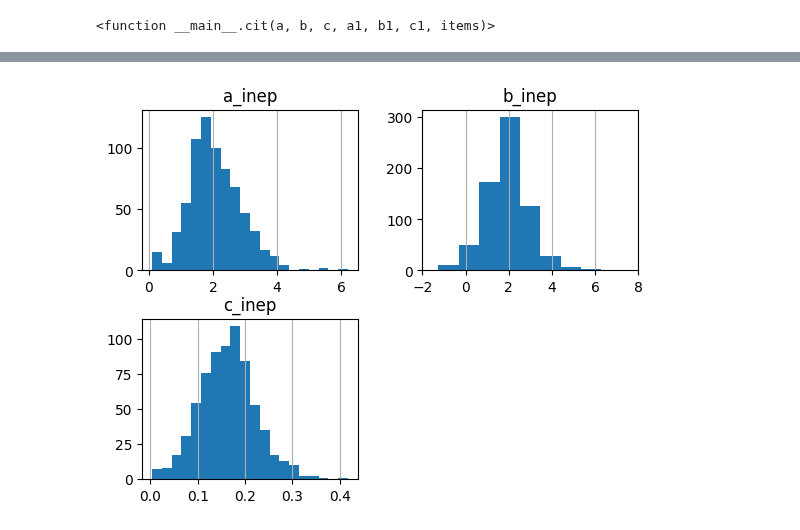
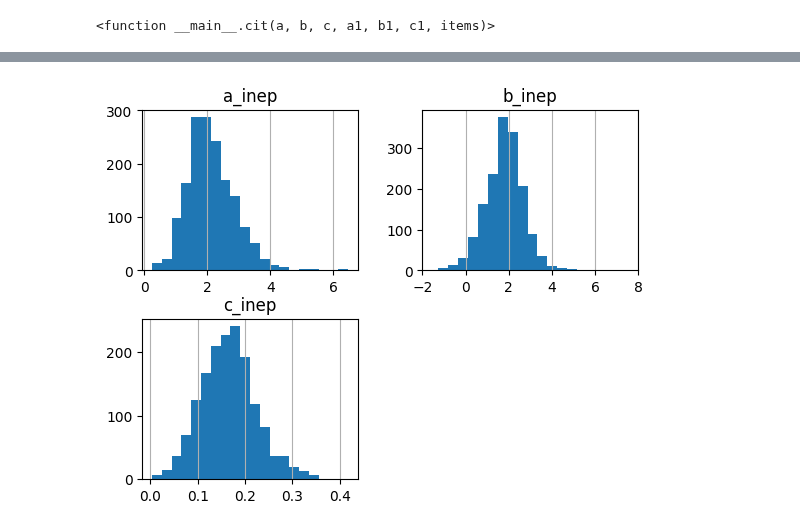
Before and after one commit to atp/enem, a Jupyter notebook: CI.ipynb, the cells around one changed output, grey strips where cells are left out. Drawn from its saved outputs; the diff is of its cells as text; code cells hidden in the pictures.

```diff
--- a/CI.ipynb
+++ b/CI.ipynb
@@ -60,4 +205,0 @@ interactive(children=(Dropdown(description='Ano', index=10, options=(2009, 2010,
-# %%
-items = params_inep(prova=provas(2019,'MT',pickone=True))
-
-random.sample(range(44),2)
@@ -65,0 +238,9 @@ random.sample(range(44),2)
+# %%
+anos = range(2009,2025)
+areas = ['LC','CN','CH','MT']
+fig, axs = plt.subplots(len(anos),len(areas),figsize=(16,30),sharex=True, sharey=True)
+for i,ano in enumerate(anos):
+    for j,area in enumerate(areas):
+        plt.sca(axs[i,j])
+        testinfofig(ano,area)
+plt.subplots_adjust(wspace=0.05)
@@ -112,7 +307,16 @@ As distribuições dos parâmetros de $a, b$ e $c$ nos últimos anos, entre 2009
-# %%
-def get_irt_params(area):
-    l = []
-    for ano in range(2009,2025):
-        l.append(params_inep(ano=ano,area=area,dropna=True))
-    return pd.concat(l)
-params = get_irt_params('MT')
+# %%
+def item_bank(ano=None,area=None,remove_outliers = True):
+    itens = item_info_inep(ano,area)
+    itens = itens.drop_duplicates('CO_ITEM')
+    itens = itens[itens['IN_ITEM_ABAN'] == 0]
+    params = itens[["CO_ITEM","NU_PARAM_A","NU_PARAM_B","NU_PARAM_C","ano","SG_AREA"]]
+    params = params.set_index("CO_ITEM")
+    params.columns = ["a_inep","b_inep","c_inep","ano","area"]
+    params.insert(3,'u',1)
+    if remove_outliers:
+        params = params.query("a_inep < 7 & b_inep < 10")
+    return params
+
+params = item_bank()
+print(f"Total de itens entre 2009 e 2024 = {len(params)}\nVeja o número de itens, e a média / std para $a$ e $b$ por ano:")
+params.groupby(['ano']).agg({'u':'count','a_inep':['mean','std'],'b_inep':['mean','std']})
@@ -119,7 +363,8 @@ params = get_irt_params('MT')
 # %%
+params = item_bank(area='MT')
 axs = params.hist(column=['a_inep','b_inep','c_inep'],bins=20);
 axs[0,1].set_xlim(-2,8)
 for ax in axs.flatten():
     ax.grid(axis='y')
 # %% [output]
-[figure, old version]
+[figure, new version]
```
Also changed, not shown: parts of 60 cells of this notebook, 1 other file.
